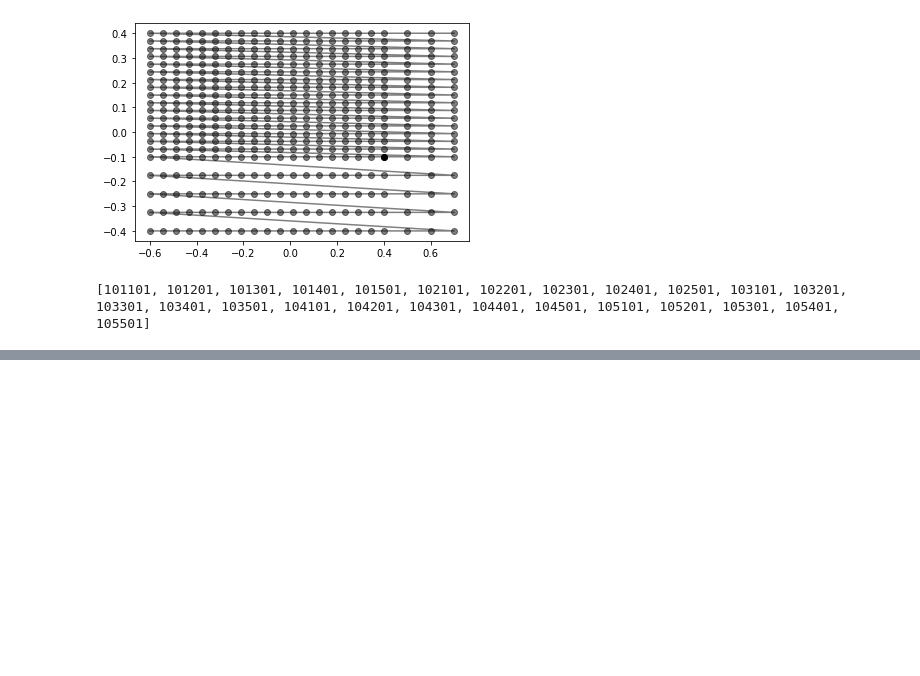
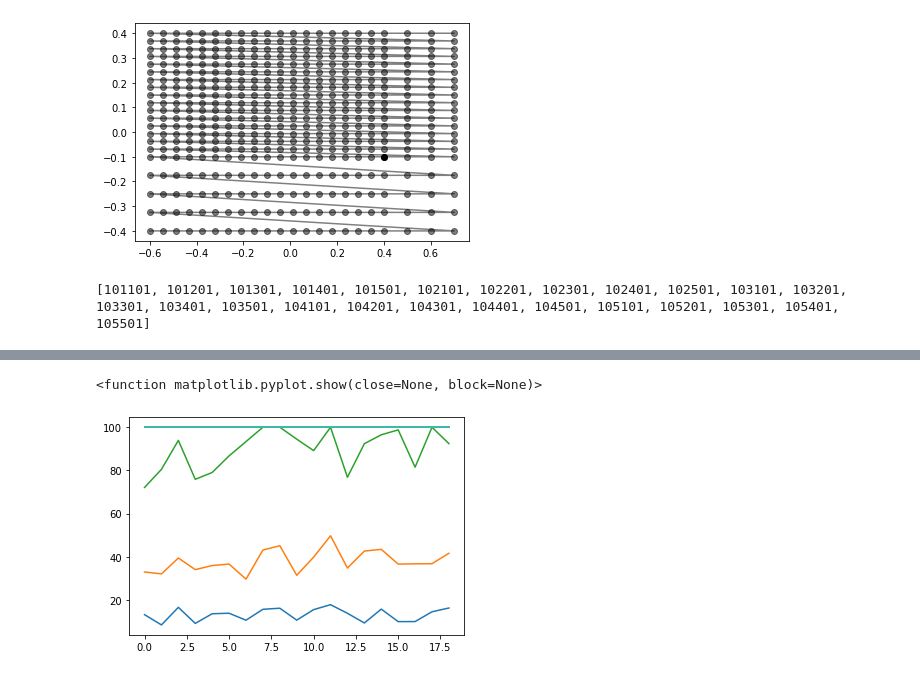
Before and after one commit to StijnCool/nast-thesis, a Jupyter notebook: testing_suite/main.ipynb, the cells around one changed output, grey strips where cells are left out. Saved outputs shown, nothing was run; the diff lists cells and outputs as text; code cells hidden in the pictures; blank space fills up the shorter version.

```diff
--- a/testing_suite/main.ipynb
+++ b/testing_suite/main.ipynb
@@ -142,0 +229,9 @@ print(suite.get_combination_number())
+# %%
+result = suite.run_batch(1)
+
+plt.figure(8)
+plt.plot(np.log10(result))
+plt.show
+# %% [output]
+<function matplotlib.pyplot.show(close=None, block=None)>
+[figure, added]
```
Also changed, not shown: parts of 7 cells of this notebook, 4 other files.
